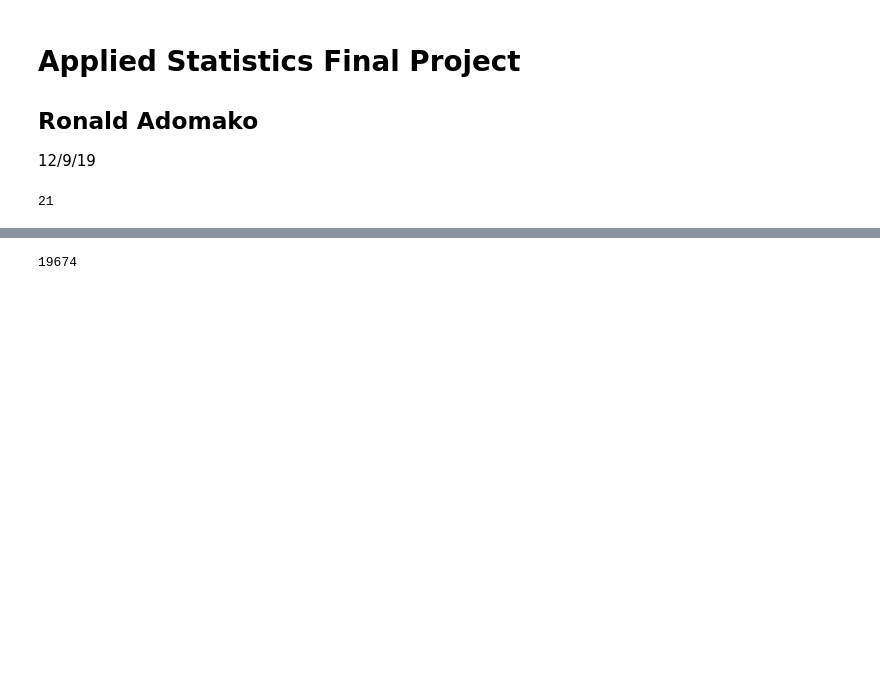
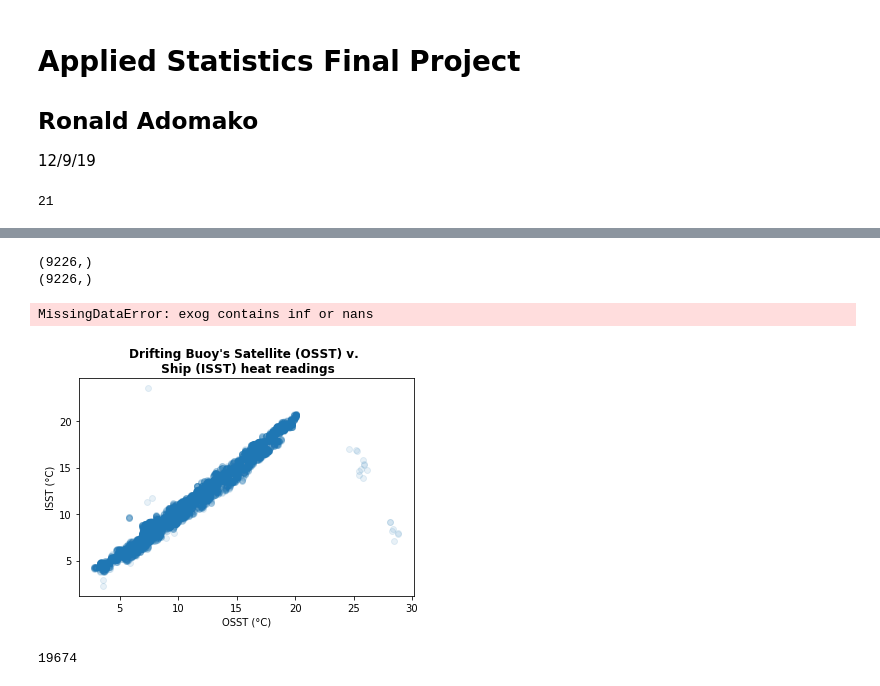
Before and after one commit to adomakor412/Applied_Statistics, a Jupyter notebook: Final/Final_Project_1_data_set.ipynb, the cells around one changed output, grey strips where cells are left out. Drawn from its saved outputs; the diff is of its cells as text; code cells hidden in the pictures; blank space fills up the shorter version.

```diff
--- a/Final/Final_Project_1_data_set.ipynb
+++ b/Final/Final_Project_1_data_set.ipynb
@@ -30,3 +108,22 @@ SH = pd.read_csv("SH_GDLS.csv", names = column)
+# %%
+x_MB=np.array(MB['OSST'])
+y_MB=np.array(MB['ISST'])
+# %%
+print(x_MB.shape)
+print(y_MB.shape)
+_ = plt.scatter(x_MB,y_MB,alpha=0.1)
+_ = plt.xlabel('OSST (°C)')
+_ = plt.ylabel('ISST (°C)')
+_ = plt.title('Drifting Buoy\'s Satellite (OSST) v. \n Ship (ISST) heat readings',
+             fontweight='bold')
+lm = sm.OLS(y_MB, x_MB).fit()
+_ = plt.text(5, 15, 'R^2 = ' + str(round(lm.rsquared,3)), horizontalalignment='center',
+             verticalalignment='center')
+# %% [output]
+(9226,)
+(9226,)
+MissingDataError: exog contains inf or nans
+[figure, added]
 # %%
 HQ_DB = sum(DB['ICflag']==1)
 print(HQ_DB)
```
Also changed, not shown: parts of 13 cells of this notebook.
